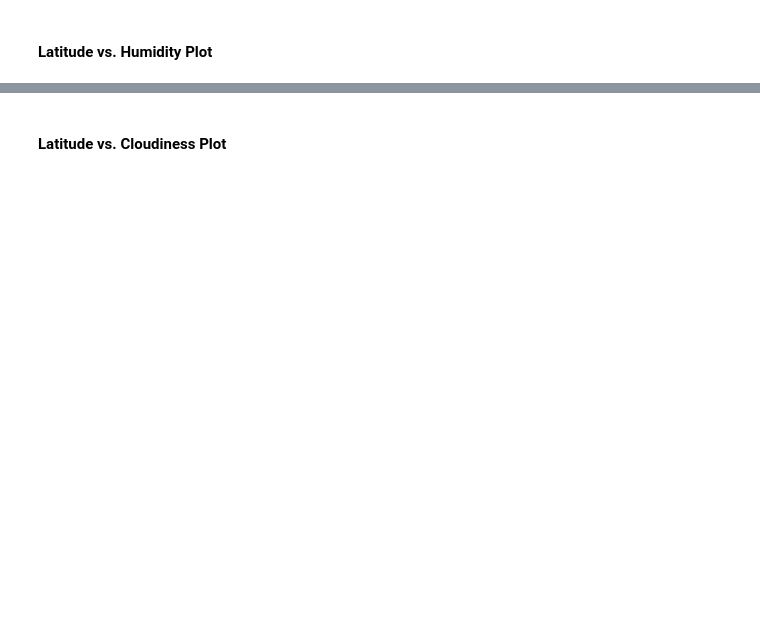
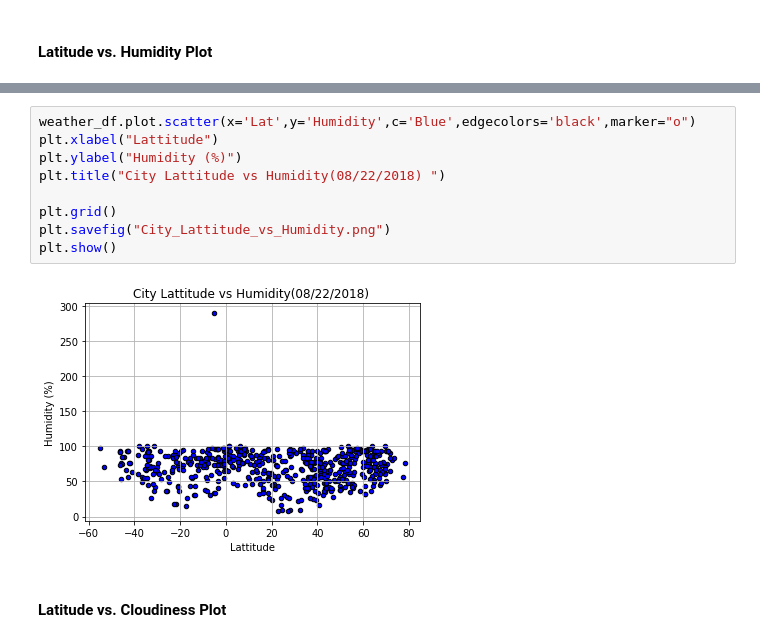
Before and after one commit to shilpiray/WeatherPy, a Jupyter notebook: WeatherPy.ipynb, the cells around one changed output, grey strips where cells are left out. Drawn from its saved outputs; the diff is of its cells as text; blank space fills up the shorter version.

```diff
--- a/WeatherPy.ipynb
+++ b/WeatherPy.ipynb
@@ -112,2 +176,13 @@ dtype: int64
+# %%
+weather_df.plot.scatter(x='Lat',y='Humidity',c='Blue',edgecolors='black',marker="o")
+plt.xlabel("Lattitude")
+plt.ylabel("Humidity (%)")
+plt.title("City Lattitude vs Humidity(08/22/2018) ")
+
+plt.grid()
+plt.savefig("City_Lattitude_vs_Humidity.png")
+plt.show()
+# %% [output]
+[figure, added]
 # %% [markdown]
 #### Latitude vs. Cloudiness Plot
```
Also changed, not shown: parts of 15 cells of this notebook, 6 other files.
